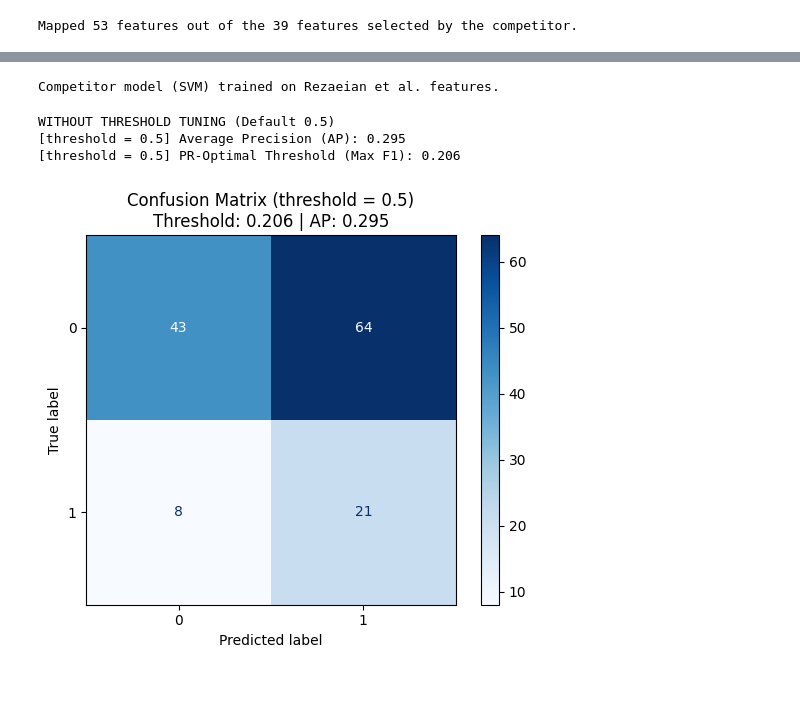
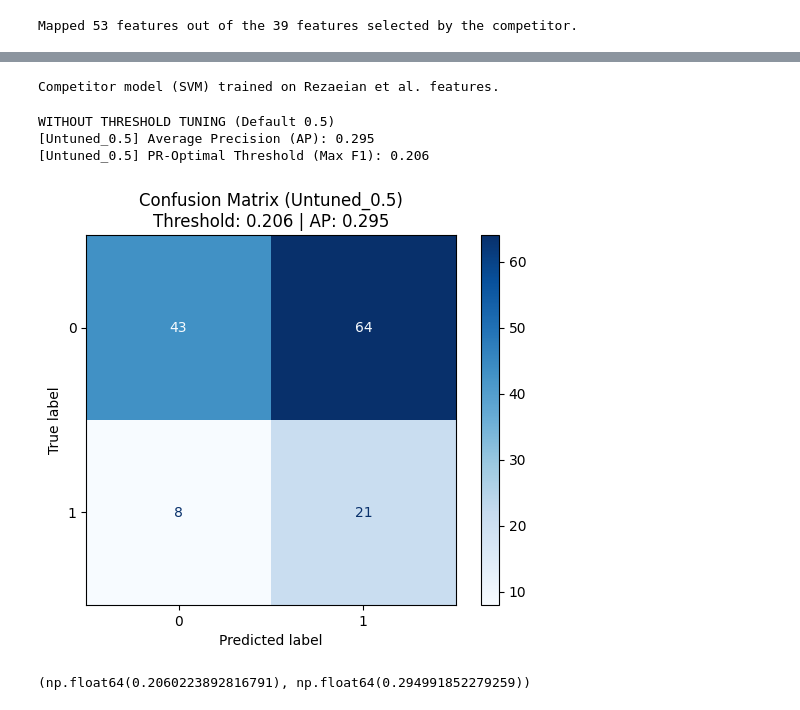
Before and after one commit to AlexandrosMiteloudis/DAMA_Hackathon, a Jupyter notebook: notebooks/benchmark.ipynb, the cells around one changed output, grey strips where cells are left out. Cells and saved outputs as stored; diff of their text form; code cells hidden in the pictures.

```diff
--- a/notebooks/benchmark.ipynb
+++ b/notebooks/benchmark.ipynb
@@ -56,23 +28,0 @@ print(X_train_scaled.shape, y_train.shape)
-# %%
-# Train using SVM
-competitor_model = SVC(probability=True, C=1, kernel='rbf', class_weight='balanced', random_state=42)
-competitor_model.fit(X_train_scaled, y_train)
-print("Competitor model (SVM) trained on Rezaeian et al. features.")
-# %% [output]
-Competitor model (SVM) trained on Rezaeian et al. features.
-# %%
-print("WITHOUT THRESHOLD TUNING (Default 0.5)")
-# We use the function but pass a specific threshold to demonstrate the 'raw' result
-# The function implicitly uses a default threshold of 0.5 if not specified.
-export_benchmark_matrices(
-    competitor_model,
-    X_test_scaled,
-    y_test,
-    suffix="threshold = 0.5",
-    save_file=False
-);
-# %% [output]
-WITHOUT THRESHOLD TUNING (Default 0.5)
-[threshold = 0.5] Average Precision (AP): 0.295
-[threshold = 0.5] PR-Optimal Threshold (Max F1): 0.206
-[figure, removed]
@@ -79,3 +35,45 @@ WITHOUT THRESHOLD TUNING (Default 0.5)
+# %%
+# Replicate the Grid Search from original benchmark
+models_to_test = {
+    'LogisticRegression': (LogisticRegression(max_iter=1000, random_state=42), {
+        'C': [0.1, 1, 10], 'class_weight': ['balanced', None]
+    }),
+    'SVM': (SVC(probability=True, random_state=42), {
+        'C': [0.1, 1, 10], 'kernel': ['rbf', 'linear'], 'class_weight': ['balanced', None]
+    }),
+    'RandomForest': (RandomForestClassifier(random_state=42), {
+        'n_estimators': [50, 100, 200], 'max_depth': [3, 5, 10], 'class_weight': ['balanced', None]
+    })
+}
+
+best_bench_model = None
+best_score = 0
+winner_name = ""
+
+for name, (model, params) in models_to_test.items():
+    grid = GridSearchCV(model, params, cv=5, scoring='roc_auc')
+    grid.fit(X_train_scaled, y_train)
+    if grid.best_score_ > best_score:
+        best_score = grid.best_score_
+        best_bench_model = grid.best_estimator_
+        winner_name = name
+# %%
+# Demonstrate WITHOUT tuning
+export_benchmark_matrices(best_bench_model, X_test_scaled, y_test,
+                          threshold=0.5, suffix=f"{winner_name}_Untuned")
+# %% [output]
+Competitor model (SVM) trained on Rezaeian et al. features.
+# %%
+# Demonstrate WITH tuning (PR-Optimal)
+export_benchmark_matrices(best_bench_model, X_test_scaled, y_test,
+                          threshold=None, suffix=f"{winner_name}_Tuned")
+)
+# %% [output]
+WITHOUT THRESHOLD TUNING (Default 0.5)
+[Untuned_0.5] Average Precision (AP): 0.295
+[Untuned_0.5] PR-Optimal Threshold (Max F1): 0.206
+[figure, added]
+(np.float64(0.2060223892816791), np.float64(0.294991852279259))
 # %%
 print("WITH THRESHOLD TUNING (Precision-Recall Optimal)")
 # The function automatically calculates the best PR threshold if we don't force one
```
Also changed, not shown: parts of 7 cells of this notebook, 1 other file.
